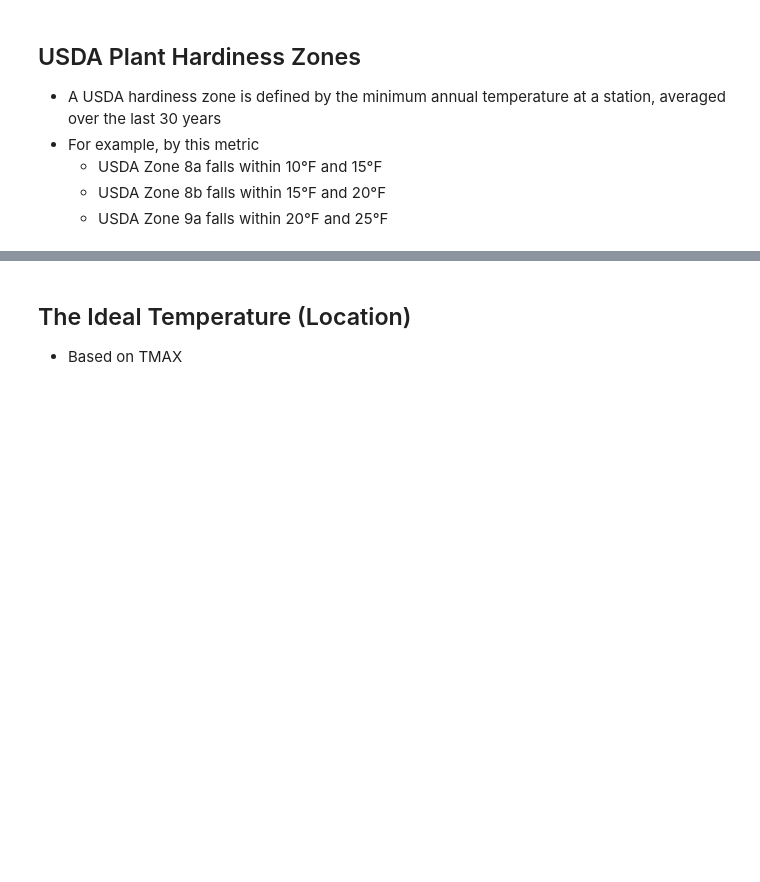
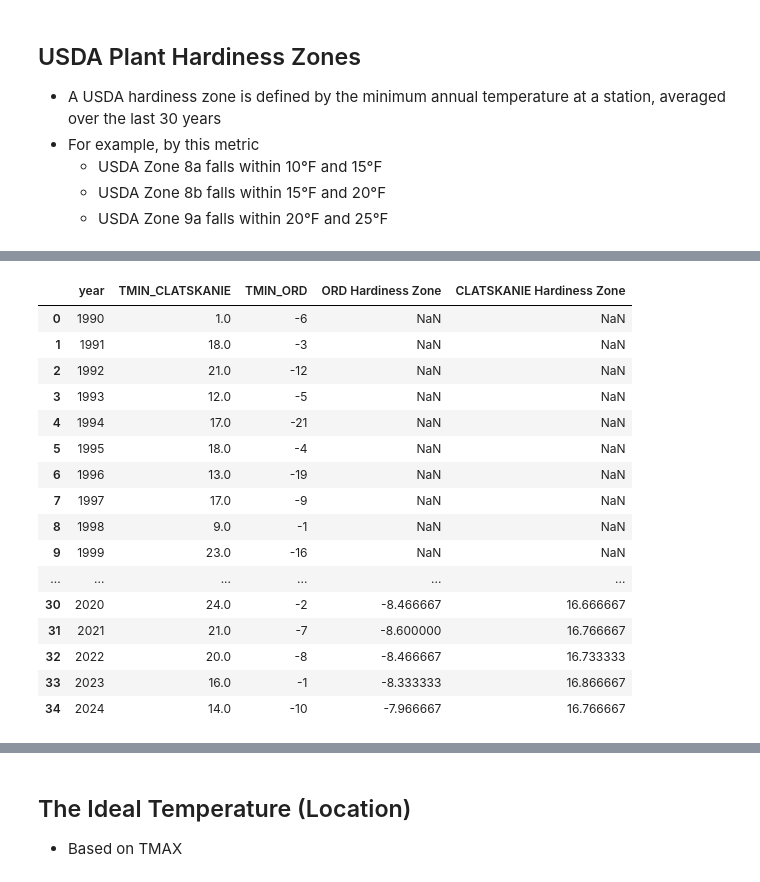
Before and after one commit to wpbSabi/weather_python, a Jupyter notebook: notebooks/compare_temperature.ipynb, the cells around one changed output, grey strips where cells are left out. Saved outputs shown, nothing was run; the diff lists cells and outputs as text; code cells hidden in the pictures; blank space fills up the shorter version.

```diff
--- a/notebooks/compare_temperature.ipynb
+++ b/notebooks/compare_temperature.ipynb
@@ -119,8 +119,8 @@ df = df.assign(month = pd.to_datetime(df['DATE']).dt.month)
 df1 = df[df['STATION']=='USC00351643']
 df2 = pd.read_csv('../data/temperature_chicago_ord.csv')
 # df2 = pd.read_csv('../data/temperature_97218.csv')
-df2 = df2.assign(year = pd.to_datetime(df['DATE']).dt.year)
-df2 = df2.assign(month = pd.to_datetime(df['DATE']).dt.month)
+df2 = df2.assign(year = pd.to_datetime(df2['DATE']).dt.year)
+df2 = df2.assign(month = pd.to_datetime(df2['DATE']).dt.month)
 
 # Verify that there is only one station per df
 assert len(df1.STATION.unique()) == 1
@@ -128,9 +128,9 @@ assert len(df2.STATION.unique()) == 1
 
 # Merge the stations into one df
 df1_suffix = '_CLATSKANIE'
-df2_suffix = '_PDX'
+df2_suffix = '_ORD' # '_PDX'
 df = df1.merge(df2,
           on=['DATE', 'year'],
           how='inner',
           suffixes=(df1_suffix, df2_suffix)
-          ).drop(['STATION_PDX', 'STATION_CLATSKANIE'], axis=1)
+          ).drop(['STATION' + df1_suffix, 'STATION' + df2_suffix], axis=1)
@@ -162,2 +180,30 @@ tmin
+# %%
+# Calculate the USDA hardiness zone for each station and year
+
+# Use dynamic column names from tmin.columns
+col1 = tmin.columns[1]
+col2 = tmin.columns[2]
+
+tmin[f"{col2.replace('TMIN_', '').replace('_', ' ')} Hardiness Zone"] = tmin[col2].rolling(window=30, min_periods=30).mean()
+tmin[f"{col1.replace('TMIN_', '').replace('_', ' ')} Hardiness Zone"] = tmin[col1].rolling(window=30, min_periods=30).mean()
+tmin
+# %% [output]
+|  | year | TMIN_CLATSKANIE | TMIN_ORD | ORD Hardiness Zone | CLATSKANIE Hardiness Zone |
+| 0 | 1990 | 1.0 | -6 | NaN | NaN |
+| 1 | 1991 | 18.0 | -3 | NaN | NaN |
+| 2 | 1992 | 21.0 | -12 | NaN | NaN |
+| 3 | 1993 | 12.0 | -5 | NaN | NaN |
+| 4 | 1994 | 17.0 | -21 | NaN | NaN |
+| 5 | 1995 | 18.0 | -4 | NaN | NaN |
+| 6 | 1996 | 13.0 | -19 | NaN | NaN |
+| 7 | 1997 | 17.0 | -9 | NaN | NaN |
+| 8 | 1998 | 9.0 | -1 | NaN | NaN |
+| 9 | 1999 | 23.0 | -16 | NaN | NaN |
+| ... | ... | ... | ... | ... | ... |
+| 30 | 2020 | 24.0 | -2 | -8.466667 | 16.666667 |
+| 31 | 2021 | 21.0 | -7 | -8.600000 | 16.766667 |
+| 32 | 2022 | 20.0 | -8 | -8.466667 | 16.733333 |
+| 33 | 2023 | 16.0 | -1 | -8.333333 | 16.866667 |
+| 34 | 2024 | 14.0 | -10 | -7.966667 | 16.766667 |
 # %%
 # Make the wide format long, for the seaborn lineplot
```
Also changed, not shown: parts of 14 cells of this notebook.
